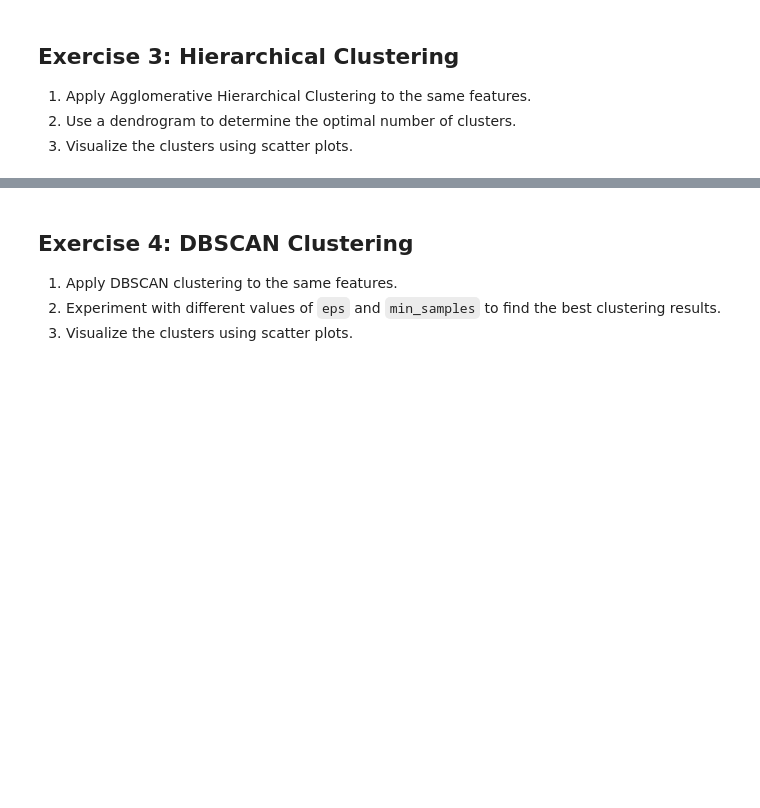
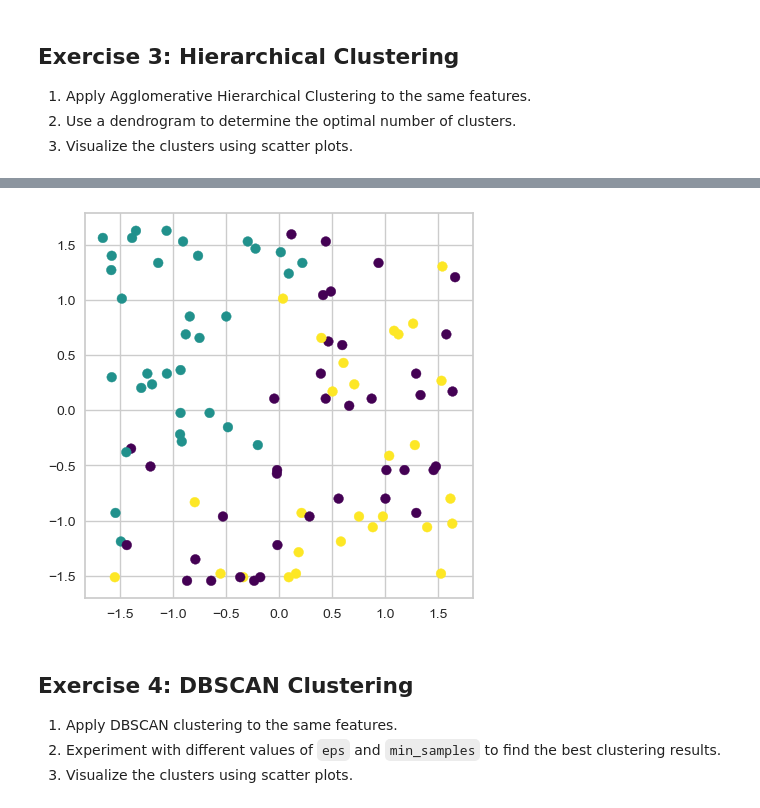
Before and after one commit to RamiSaad93/DA_FT_Extra_Weeks, a Jupyter notebook: Week_10/Day2/UL_Lab.ipynb, the cells around one changed output, grey strips where cells are left out. Cells and saved outputs as stored; diff of their text form; code cells hidden in the pictures; blank space fills up the shorter version.

```diff
--- a/Week_10/Day2/UL_Lab.ipynb
+++ b/Week_10/Day2/UL_Lab.ipynb
@@ -49,0 +202,5 @@ from sklearn.cluster import AgglomerativeClustering
+# %%
+agglomerative = cluster.AgglomerativeClustering(n_clusters=3,linkage='ward')
+# %%
+df1 = pd.read_csv("C:\\Users\\ramya\\Downloads\\customer_data.csv")
+df1
@@ -49,0 +221,7 @@ from sklearn.cluster import AgglomerativeClustering
+# %%
+df1 = df1.drop(columns = ['CustomerID'])
+df_scaled1 = StandardScaler().fit_transform(df1)
+
+df1 = pd.DataFrame(df_scaled1, columns = df1.columns)
+
+df1
@@ -49,0 +242,3 @@ from sklearn.cluster import AgglomerativeClustering
+# %%
+pred_agg = agglomerative.fit_predict(df1)
+pred
@@ -50,3 +259,9 @@ from sklearn.cluster import AgglomerativeClustering
+# %%
+plt.figure(figsize=(5, 5))
+plt.scatter(df1['AnnualIncome'], df1['SpendingScore'], c=pred_agg, cmap='viridis')
+plt.show()
+# %% [output]
+[figure, added]
 # %% [markdown]
 ## Exercise 4: DBSCAN Clustering
 1. Apply DBSCAN clustering to the same features.
```
Also changed, not shown: parts of 24 cells of this notebook, 4 other files.
